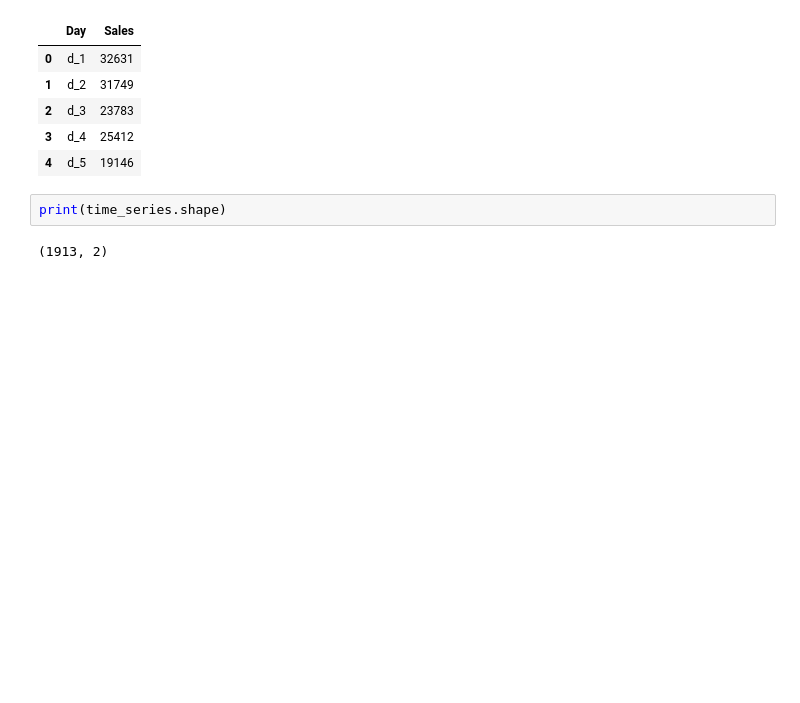
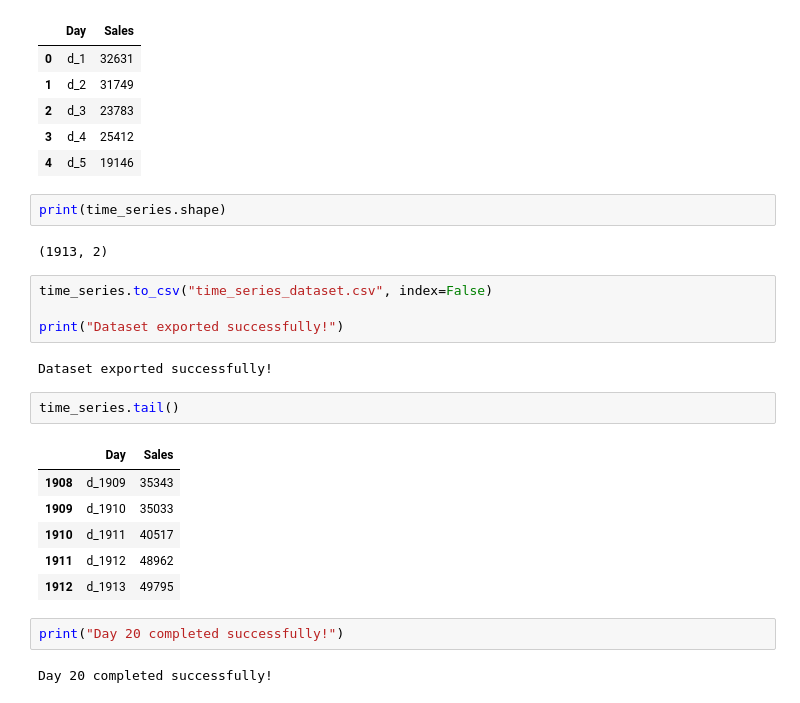
Before and after one commit to PoojaManjunath17/Retail-Demand-Forecasting, a Jupyter notebook: notebooks/Week1_Day1-Copy1.ipynb, the cells around one changed output. Saved outputs shown, nothing was run; the diff lists cells and outputs as text; blank space fills up the shorter version.

Commit message:
Exported time series dataset

```diff
--- a/notebooks/Week1_Day1-Copy1.ipynb
+++ b/notebooks/Week1_Day1-Copy1.ipynb
@@ -1359,3 +1359,22 @@ time_series.head()
 print(time_series.shape)
 # %% [output]
 (1913, 2)
+# %%
+time_series.to_csv("time_series_dataset.csv", index=False)
+
+print("Dataset exported successfully!")
+# %% [output]
+Dataset exported successfully!
+# %%
+time_series.tail()
+# %% [output]
+|  | Day | Sales |
+| 1908 | d_1909 | 35343 |
+| 1909 | d_1910 | 35033 |
+| 1910 | d_1911 | 40517 |
+| 1911 | d_1912 | 48962 |
+| 1912 | d_1913 | 49795 |
+# %%
+print("Day 20 completed successfully!")
+# %% [output]
+Day 20 completed successfully!
```
Also changed, not shown: 1 other file.
